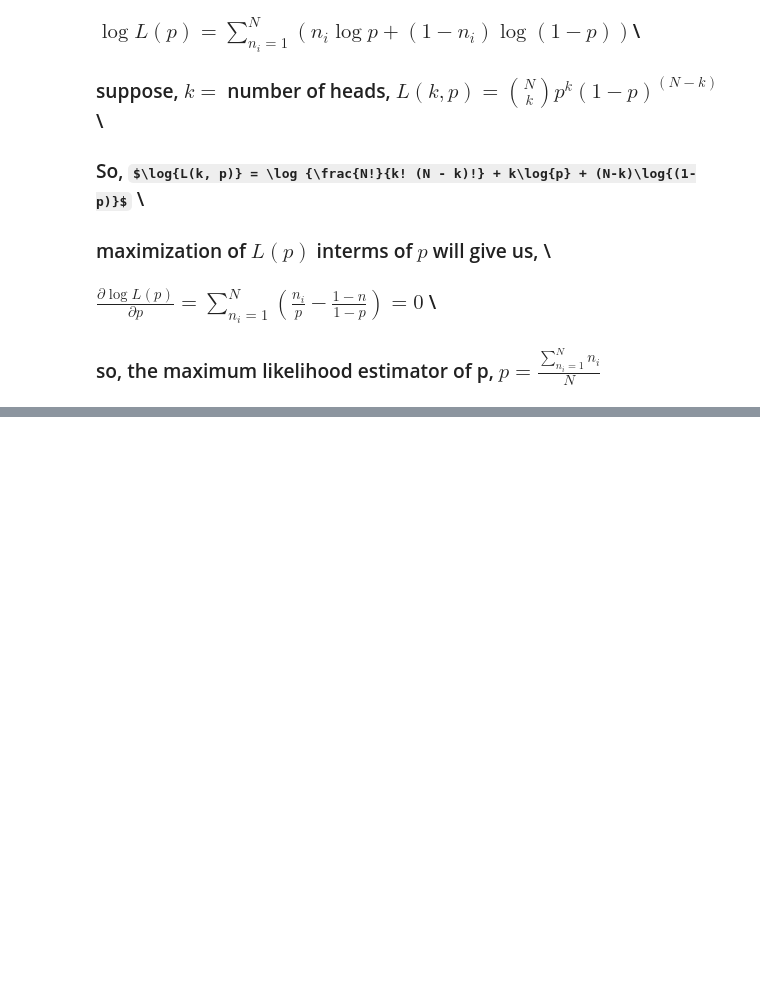
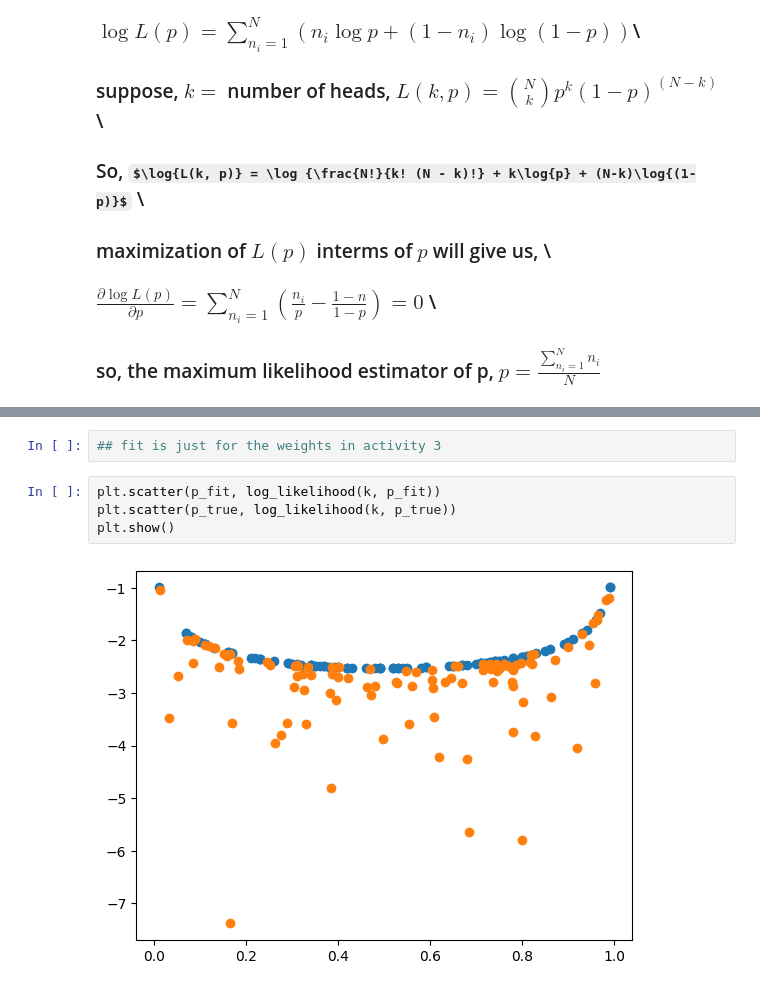
Before and after one commit to labani-01/PHY657, a Jupyter notebook: Module_3/ Module-3.ipynb, the cells around one changed output, grey strips where cells are left out. Drawn from its saved outputs; the diff is of its cells as text; some formulas as TeX source; blank space fills up the shorter version.

Commit message:
Completed_activity_1

```diff
--- a/Module_3/ Module-3.ipynb
+++ b/Module_3/ Module-3.ipynb
@@ -44,0 +73,8 @@ print(result)
+# %%
+## fit is just for the weights in activity 3
+# %%
+plt.scatter(p_fit, log_likelihood(k, p_fit))
+plt.scatter(p_true, log_likelihood(k, p_true))
+plt.show()
+# %% [output]
+[figure, added]
```
Also changed, not shown: parts of 10 cells of this notebook.
